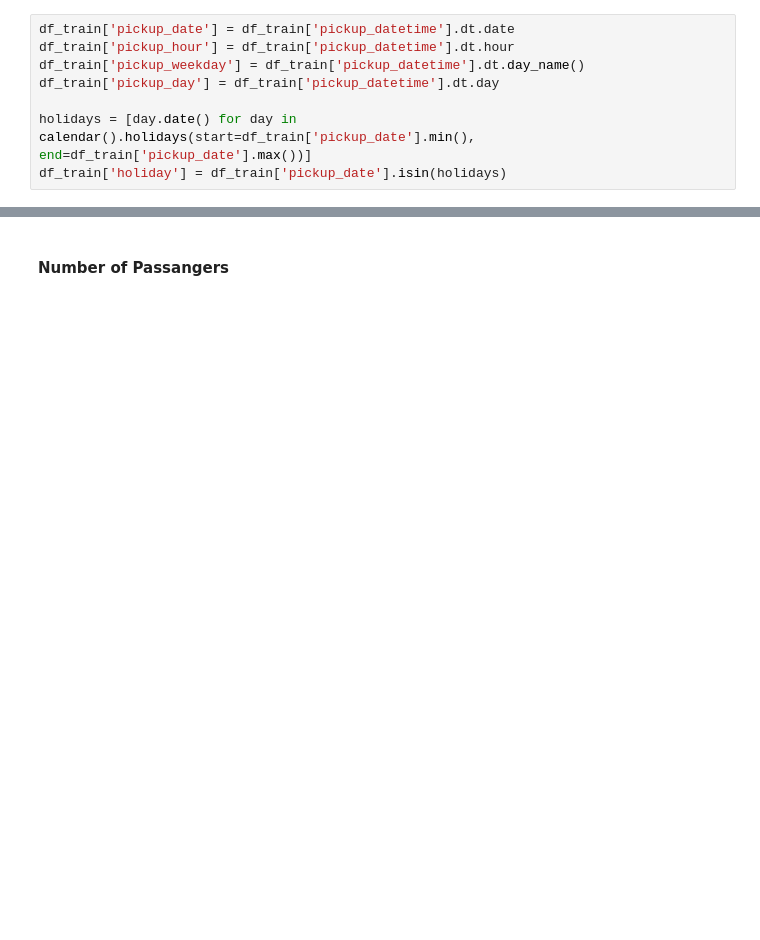
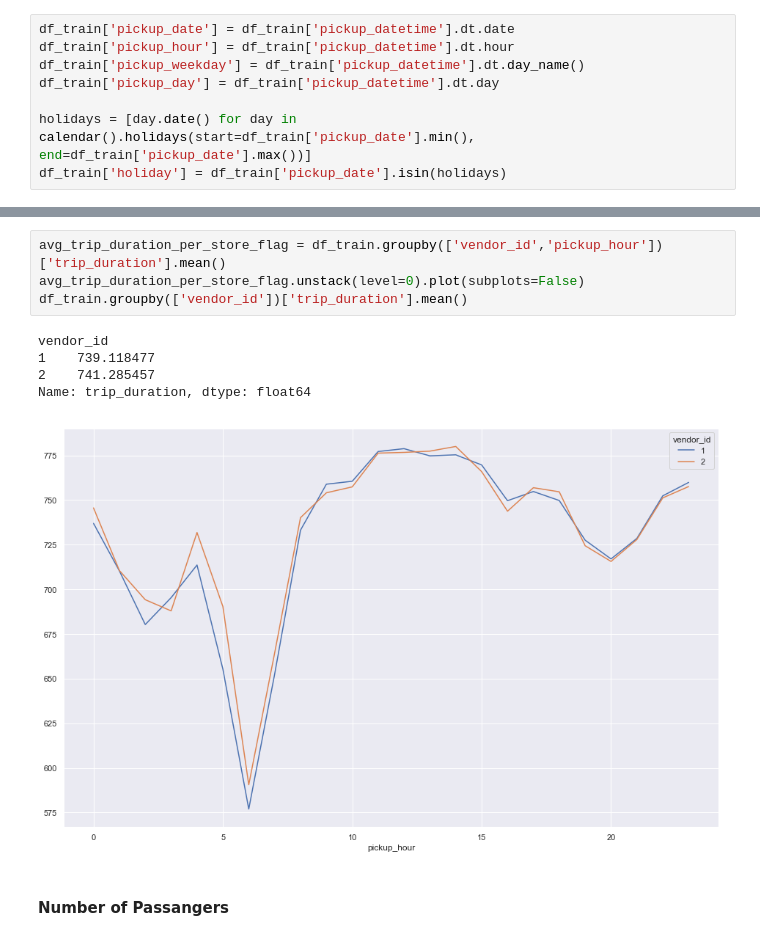
Before and after one commit to falkets/udacity_capstone_project, a Jupyter notebook: report.ipynb, the cells around one changed output, grey strips where cells are left out. Cells and saved outputs as stored; diff of their text form; blank space fills up the shorter version.

```diff
--- a/report.ipynb
+++ b/report.ipynb
@@ -243,2 +271,12 @@ Name: trip_duration, dtype: float64
+# %%
+avg_trip_duration_per_store_flag = df_train.groupby(['vendor_id','pickup_hour'])['trip_duration'].mean()
+avg_trip_duration_per_store_flag.unstack(level=0).plot(subplots=False)
+df_train.groupby(['vendor_id'])['trip_duration'].mean()
+# %% [output]
+vendor_id
+1    739.118477
+2    741.285457
+Name: trip_duration, dtype: float64
+[figure, added]
 # %% [markdown]
 #### Number of Passangers
```
Also changed, not shown: parts of 19 cells of this notebook.
